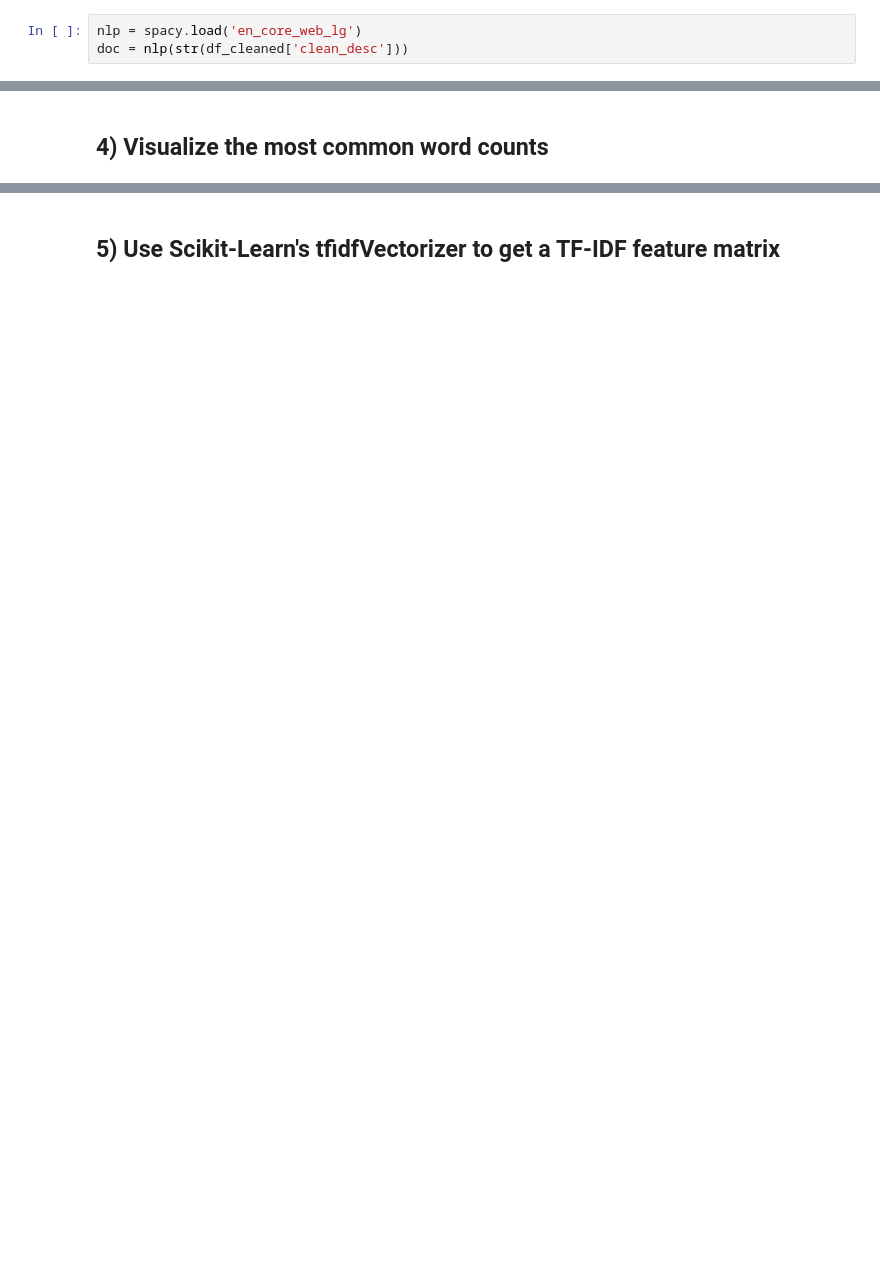
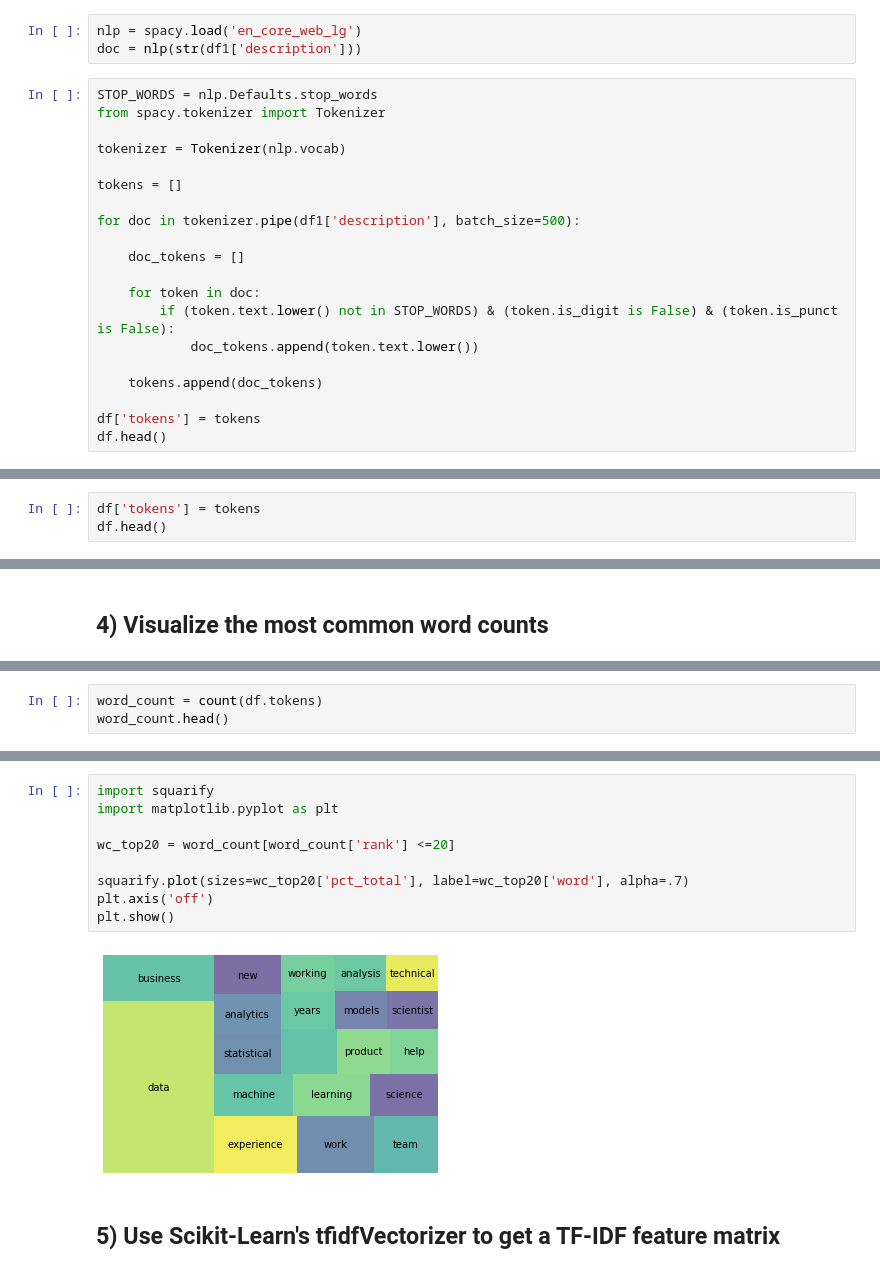
Before and after one commit to pingao2019/DS-Unit-4-Sprint-1-NLP, a Jupyter notebook: LS_DS_412_Vector_Representations_Assignment.ipynb, the cells around one changed output, grey strips where cells are left out. Cells and saved outputs as stored; diff of their text form; blank space fills up the shorter version.

```diff
--- a/LS_DS_412_Vector_Representations_Assignment.ipynb
+++ b/LS_DS_412_Vector_Representations_Assignment.ipynb
@@ -118,3 +109,23 @@ df_cleaned.head()
 # %%
 nlp = spacy.load('en_core_web_lg')
-doc = nlp(str(df_cleaned['clean_desc']))
+doc = nlp(str(df1['description']))
+# %%
+STOP_WORDS = nlp.Defaults.stop_words
+from spacy.tokenizer import Tokenizer
+
+tokenizer = Tokenizer(nlp.vocab)
+
+tokens = []
+
+for doc in tokenizer.pipe(df1['description'], batch_size=500):
+
+    doc_tokens = []
+
+    for token in doc:
+        if (token.text.lower() not in STOP_WORDS) & (token.is_digit is False) & (token.is_punct is False):
+            doc_tokens.append(token.text.lower())
+
+    tokens.append(doc_tokens)
+
+df['tokens'] = tokens
+df.head()
@@ -120,0 +139,3 @@ doc = nlp(str(df_cleaned['clean_desc']))
+# %%
+df['tokens'] = tokens
+df.head()
@@ -130,0 +259,3 @@ raise Exception("\nThis task is not complete. \nReplace this line with your code
+# %%
+word_count = count(df.tokens)
+word_count.head()
@@ -131,2 +269,13 @@ raise Exception("\nThis task is not complete. \nReplace this line with your code
+# %%
+import squarify
+import matplotlib.pyplot as plt
+
+wc_top20 = word_count[word_count['rank'] <=20]
+
+squarify.plot(sizes=wc_top20['pct_total'], label=wc_top20['word'], alpha=.7)
+plt.axis('off')
+plt.show()
+# %% [output]
+[figure, added]
 # %% [markdown]
 ## 5) Use Scikit-Learn's tfidfVectorizer to get a TF-IDF feature matrix
```
Also changed, not shown: parts of 23 cells of this notebook.
